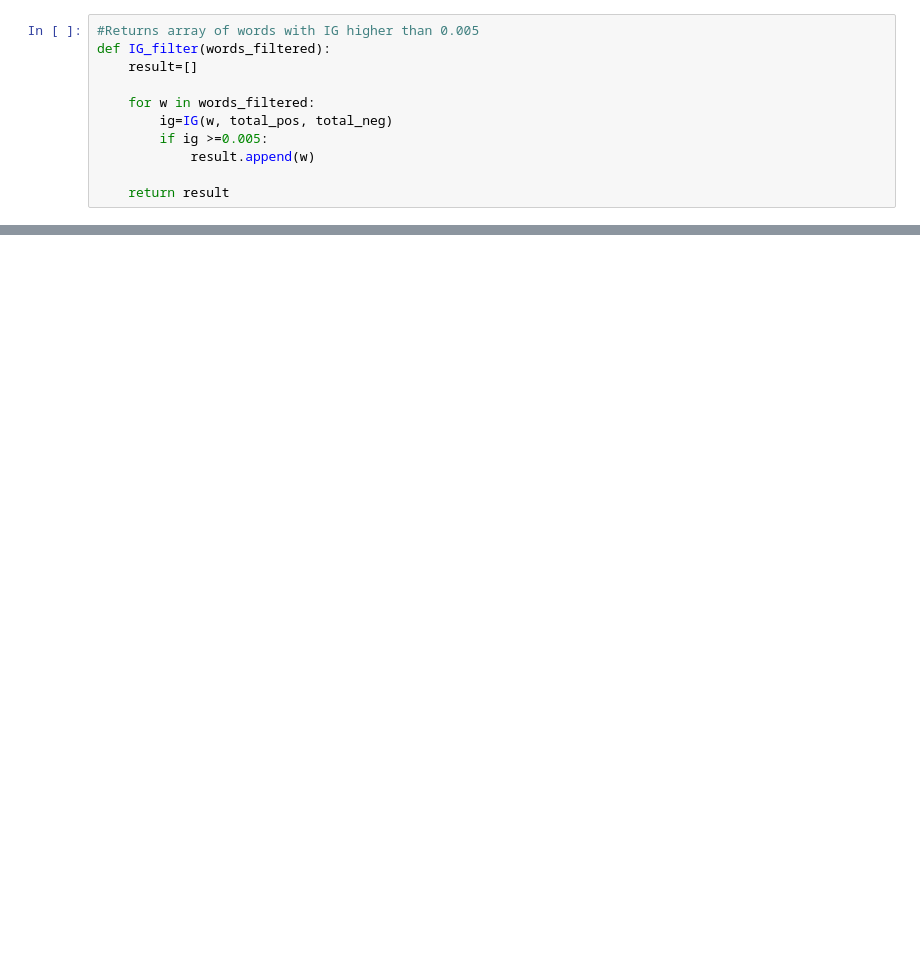
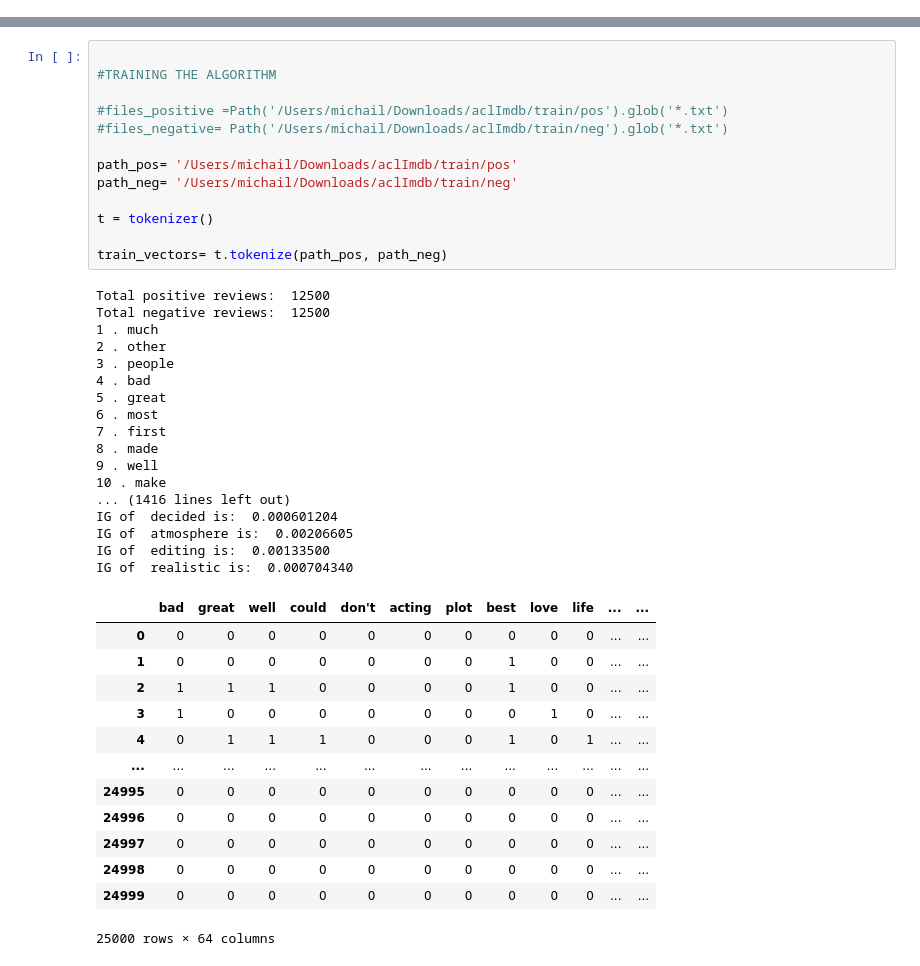
Before and after one commit to ProtonotariosM/Ai_project2, a Jupyter notebook: prj.ipynb, the cells around one changed output, grey strips where cells are left out. Cells and saved outputs as stored; diff of their text form; blank space fills up the shorter version.

```diff
--- a/prj.ipynb
+++ b/prj.ipynb
@@ -119,11 +120,0 @@ def IG(w, total_pos, total_neg):
-# %%
-#Returns array of words with IG higher than 0.005
-def IG_filter(words_filtered):
-    result=[]
-
-    for w in words_filtered:
-        ig=IG(w, total_pos, total_neg)
-        if ig >=0.005:
-            result.append(w)
-
-    return result
@@ -421,0 +587,44 @@ recall:  0.8833333333333333
+# %%
+
+#TRAINING THE ALGORITHM
+
+#files_positive =Path('/Users/michail/Downloads/aclImdb/train/pos').glob('*.txt')
+#files_negative= Path('/Users/michail/Downloads/aclImdb/train/neg').glob('*.txt')
+
+path_pos= '/Users/michail/Downloads/aclImdb/train/pos'
+path_neg= '/Users/michail/Downloads/aclImdb/train/neg'
+
+t = tokenizer()
+
+train_vectors= t.tokenize(path_pos, path_neg)
+# %% [output]
+Total positive reviews:  12500
+Total negative reviews:  12500
+1 . much
+2 . other
+3 . people
+4 . bad
+5 . great
+6 . most
+7 . first
+8 . made
+9 . well
+10 . make
+... (1416 lines left out)
+IG of  decided is:  0.000601204
+IG of  atmosphere is:  0.00206605
+IG of  editing is:  0.00133500
+IG of  realistic is:  0.000704340
+|  | bad | great | well | could | don't | acting | plot | best | love | life | ... | ... |
+| 0 | 0 | 0 | 0 | 0 | 0 | 0 | 0 | 0 | 0 | 0 | ... | ... |
+| 1 | 0 | 0 | 0 | 0 | 0 | 0 | 0 | 1 | 0 | 0 | ... | ... |
+| 2 | 1 | 1 | 1 | 0 | 0 | 0 | 0 | 1 | 0 | 0 | ... | ... |
+| 3 | 1 | 0 | 0 | 0 | 0 | 0 | 0 | 0 | 1 | 0 | ... | ... |
+| 4 | 0 | 1 | 1 | 1 | 0 | 0 | 0 | 1 | 0 | 1 | ... | ... |
+| ... | ... | ... | ... | ... | ... | ... | ... | ... | ... | ... | ... | ... |
+| 24995 | 0 | 0 | 0 | 0 | 0 | 0 | 0 | 0 | 0 | 0 | ... | ... |
+| 24996 | 0 | 0 | 0 | 0 | 0 | 0 | 0 | 0 | 0 | 0 | ... | ... |
+| 24997 | 0 | 0 | 0 | 0 | 0 | 0 | 0 | 0 | 0 | 0 | ... | ... |
+| 24998 | 0 | 0 | 0 | 0 | 0 | 0 | 0 | 0 | 0 | 0 | ... | ... |
+| 24999 | 0 | 0 | 0 | 0 | 0 | 0 | 0 | 0 | 0 | 0 | ... | ... |
+25000 rows × 64 columns
```
Also changed, not shown: parts of 30 cells of this notebook, 1 other file.
